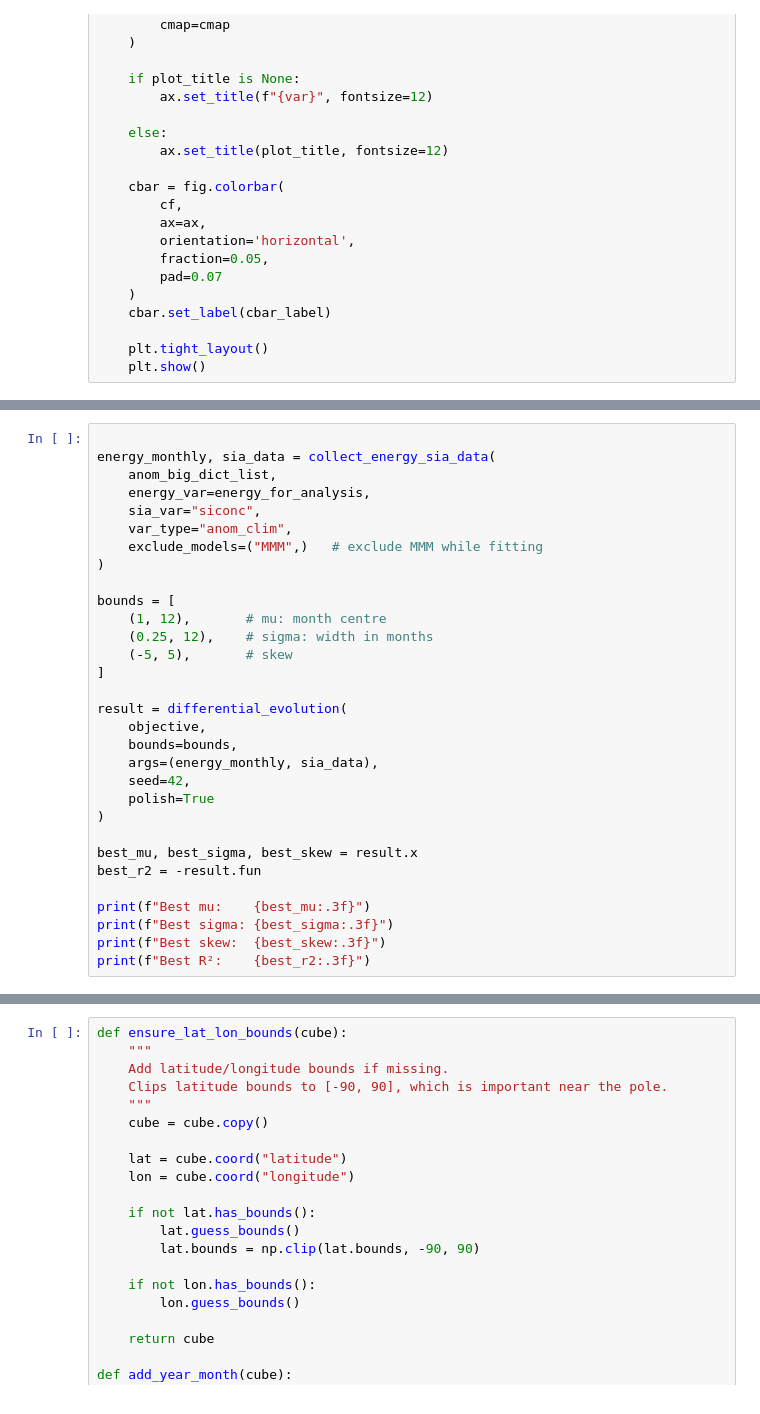
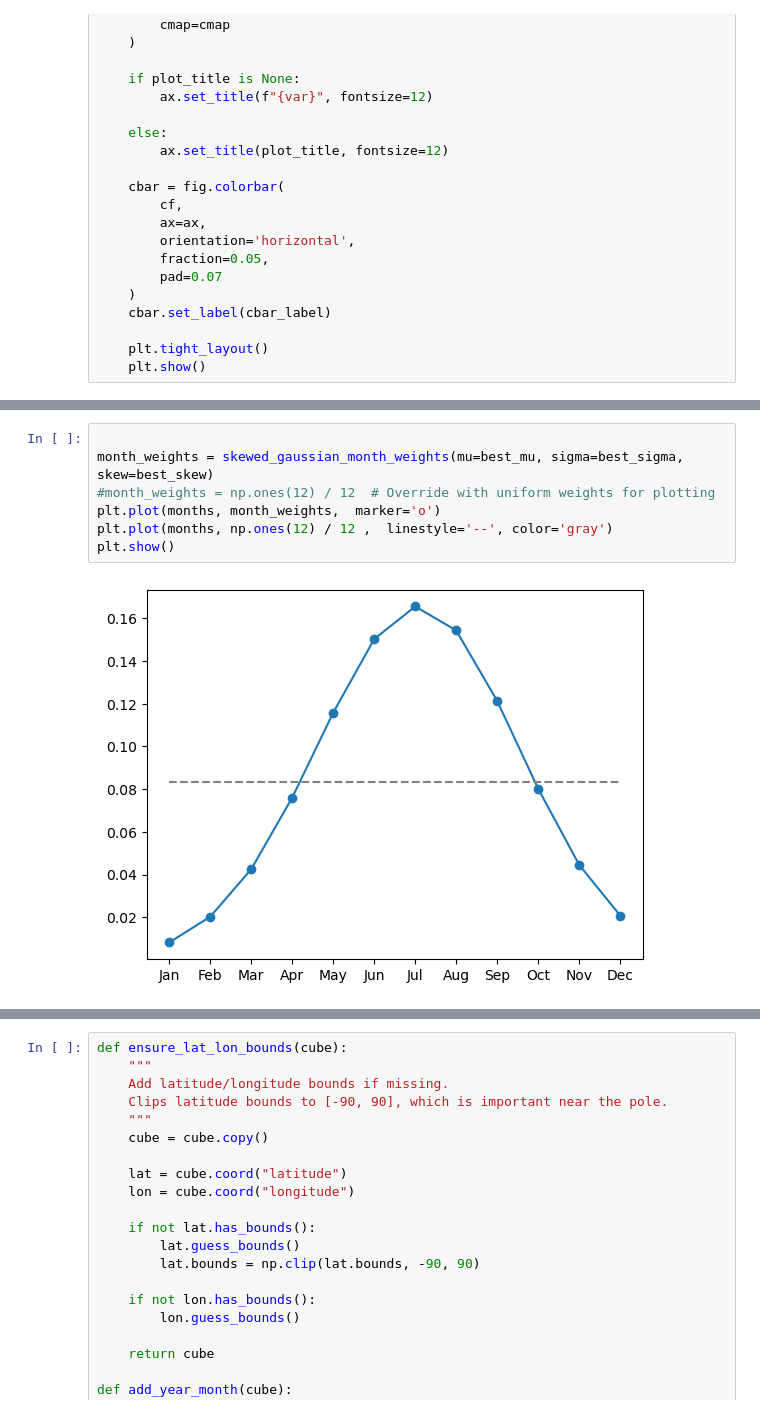
Before and after one commit to mattpollock100/FutureComparisons, a Jupyter notebook: 1pctCO2_EnergyBudget_single_model.ipynb, the cells around one changed output, grey strips where cells are left out. Cells and saved outputs as stored; diff of their text form.

```diff
--- a/1pctCO2_EnergyBudget_single_model.ipynb
+++ b/1pctCO2_EnergyBudget_single_model.ipynb
@@ -1570,31 +1515,0 @@ def objective(params, energy_monthly, sia_data):
-# %%
-
-energy_monthly, sia_data = collect_energy_sia_data(
-    anom_big_dict_list,
-    energy_var=energy_for_analysis,
-    sia_var="siconc",
-    var_type="anom_clim",
-    exclude_models=("MMM",)   # exclude MMM while fitting
-)
-
-bounds = [
-    (1, 12),       # mu: month centre
-    (0.25, 12),    # sigma: width in months
-    (-5, 5),       # skew
-]
-
-result = differential_evolution(
-    objective,
-    bounds=bounds,
-    args=(energy_monthly, sia_data),
-    seed=42,
-    polish=True
-)
-
-best_mu, best_sigma, best_skew = result.x
-best_r2 = -result.fun
-
-print(f"Best mu:    {best_mu:.3f}")
-print(f"Best sigma: {best_sigma:.3f}")
-print(f"Best skew:  {best_skew:.3f}")
-print(f"Best R²:    {best_r2:.3f}")
@@ -1668,0 +1749,9 @@ plt.show()
+# %%
+
+month_weights = skewed_gaussian_month_weights(mu=best_mu, sigma=best_sigma, skew=best_skew)
+#month_weights = np.ones(12) / 12  # Override with uniform weights for plotting
+plt.plot(months, month_weights,  marker='o')
+plt.plot(months, np.ones(12) / 12 ,  linestyle='--', color='gray')
+plt.show()
+# %% [output]
+[figure, added]
```
Also changed, not shown: parts of 29 cells of this notebook.
